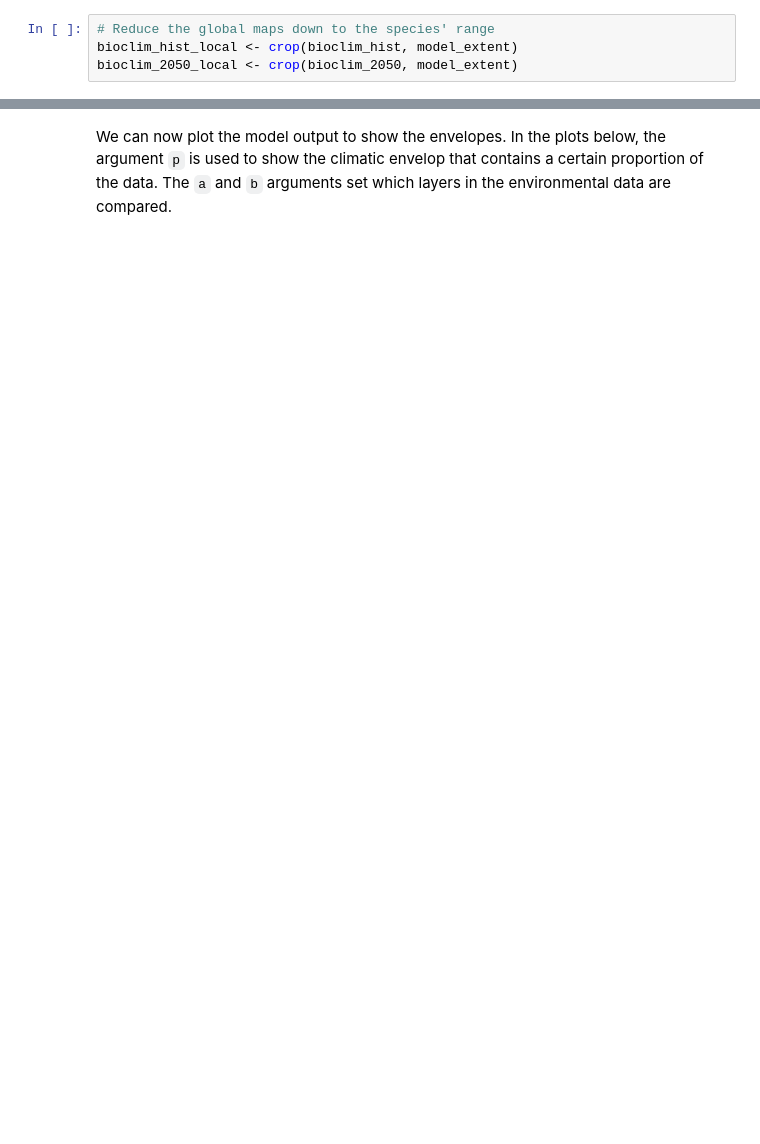
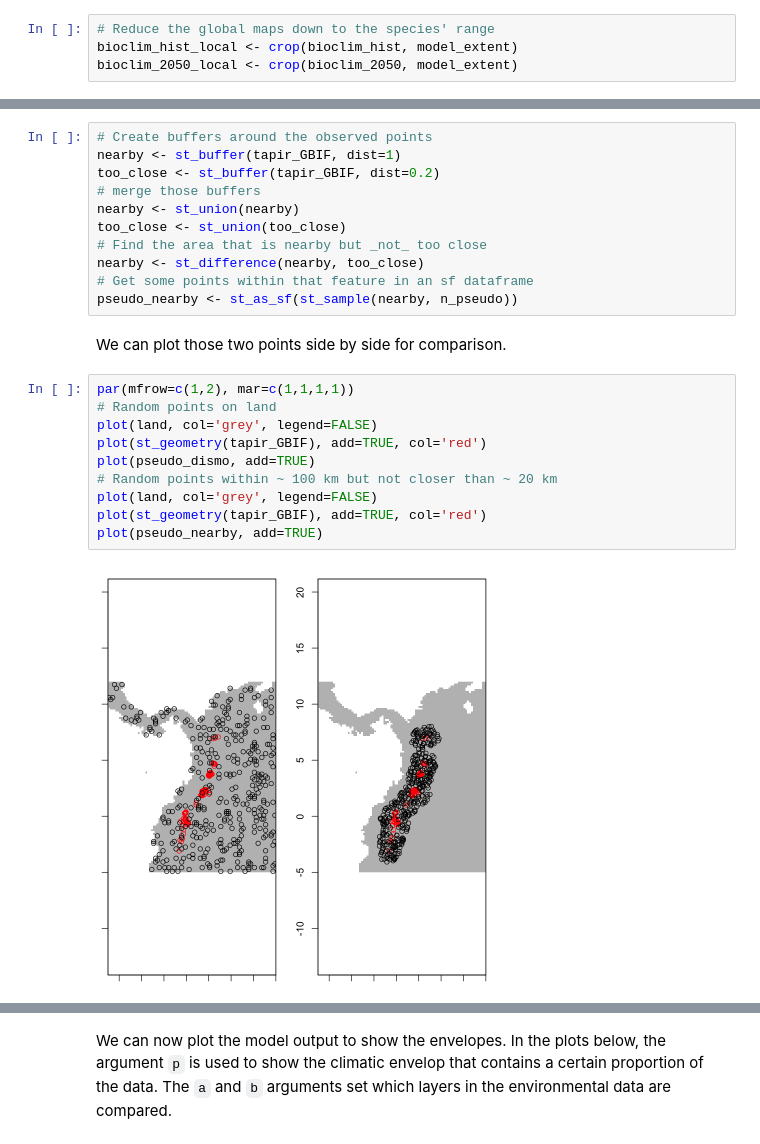
Before and after one commit to davidorme/Masters_GIS, a Jupyter notebook: _sources/practical_2/practical_2.ipynb, the cells around one changed output, grey strips where cells are left out. Drawn from its saved outputs; the diff is of its cells as text; blank space fills up the shorter version.

```diff
--- a/_sources/practical_2/practical_2.ipynb
+++ b/_sources/practical_2/practical_2.ipynb
@@ -259,0 +241,25 @@ bioclim_2050_local <- crop(bioclim_2050, model_extent)
+# %%
+# Create buffers around the observed points
+nearby <- st_buffer(tapir_GBIF, dist=1)
+too_close <- st_buffer(tapir_GBIF, dist=0.2)
+# merge those buffers
+nearby <- st_union(nearby)
+too_close <- st_union(too_close)
+# Find the area that is nearby but _not_ too close
+nearby <- st_difference(nearby, too_close)
+# Get some points within that feature in an sf dataframe
+pseudo_nearby <- st_as_sf(st_sample(nearby, n_pseudo))
+# %% [markdown]
+We can plot those two points side by side for comparison.
+# %%
+par(mfrow=c(1,2), mar=c(1,1,1,1))
+# Random points on land
+plot(land, col='grey', legend=FALSE)
+plot(st_geometry(tapir_GBIF), add=TRUE, col='red')
+plot(pseudo_dismo, add=TRUE)
+# Random points within ~ 100 km but not closer than ~ 20 km
+plot(land, col='grey', legend=FALSE)
+plot(st_geometry(tapir_GBIF), add=TRUE, col='red')
+plot(pseudo_nearby, add=TRUE)
+# %% [output]
+[figure, added]
```
Also changed, not shown: parts of 33 cells of this notebook, 14 other files.
